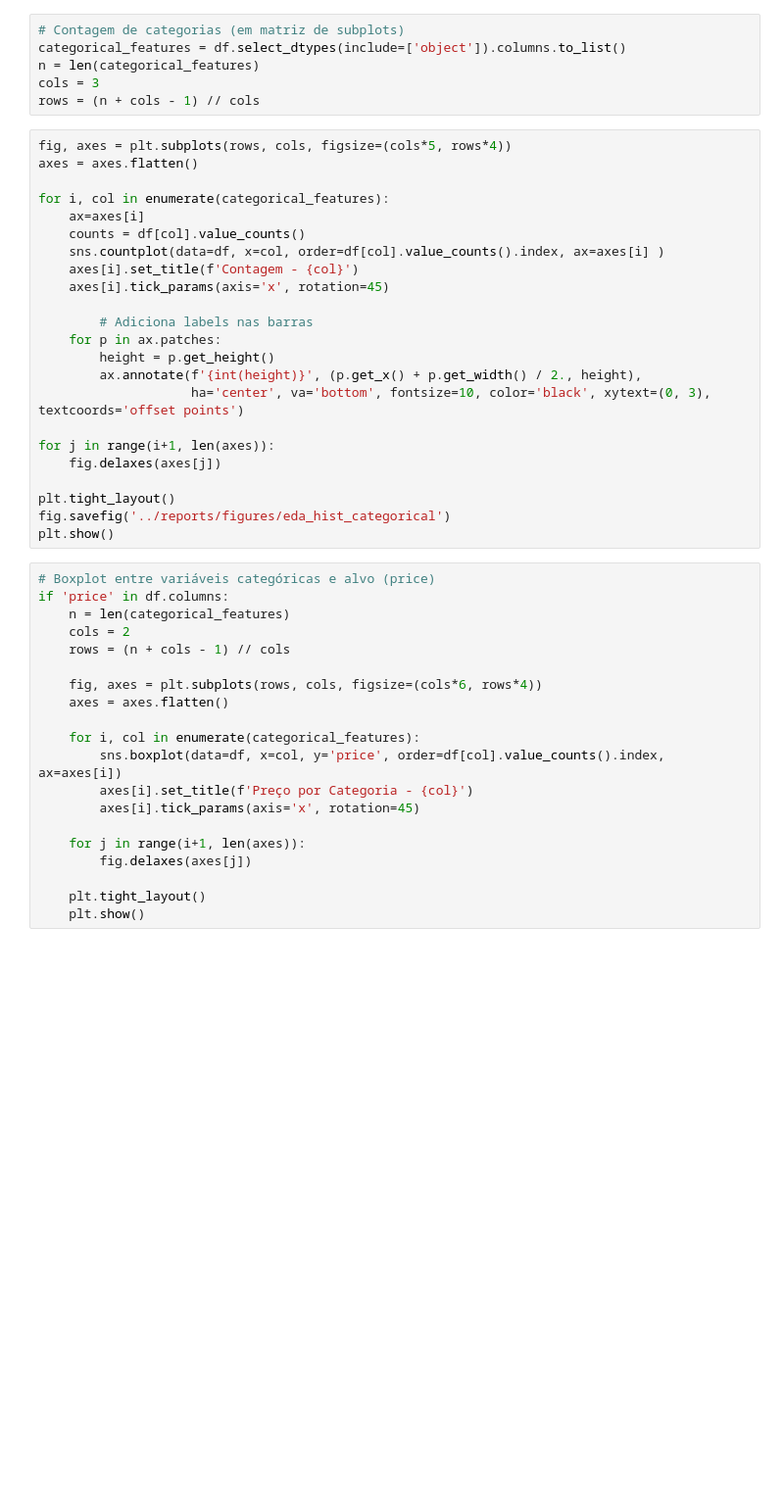
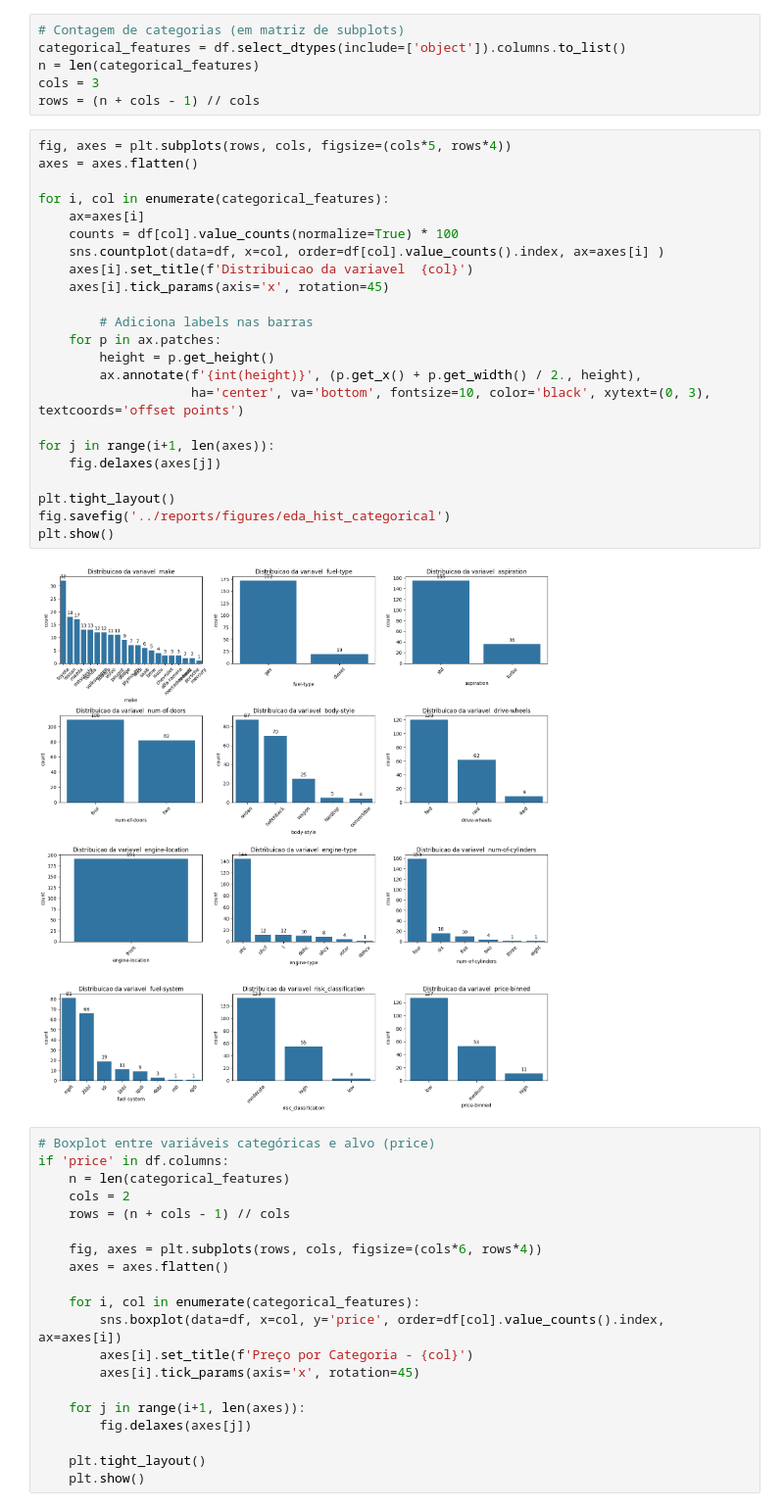
Before and after one commit to reynancs/car_price_prediction, a Jupyter notebook: notebooks/2.1-rc-eda-cleaned.ipynb, the cells around one changed output. Shown at 98% size. Cells and saved outputs as stored; diff of their text form; blank space fills up the shorter version.

```diff
--- a/notebooks/2.1-rc-eda-cleaned.ipynb
+++ b/notebooks/2.1-rc-eda-cleaned.ipynb
@@ -192,26 +259,28 @@ rows = (n + cols - 1) // cols
 # %%
 fig, axes = plt.subplots(rows, cols, figsize=(cols*5, rows*4))
 axes = axes.flatten()
 
 for i, col in enumerate(categorical_features):
     ax=axes[i]
-    counts = df[col].value_counts()
+    counts = df[col].value_counts(normalize=True) * 100
     sns.countplot(data=df, x=col, order=df[col].value_counts().index, ax=axes[i] )
-    axes[i].set_title(f'Contagem - {col}')
+    axes[i].set_title(f'Distribuicao da variavel  {col}')
     axes[i].tick_params(axis='x', rotation=45)
 
         # Adiciona labels nas barras
     for p in ax.patches:
         height = p.get_height()
         ax.annotate(f'{int(height)}', (p.get_x() + p.get_width() / 2., height),
                     ha='center', va='bottom', fontsize=10, color='black', xytext=(0, 3), textcoords='offset points')
 
 for j in range(i+1, len(axes)):
     fig.delaxes(axes[j])
 
 plt.tight_layout()
 fig.savefig('../reports/figures/eda_hist_categorical')
 plt.show()
+# %% [output]
+[figure, added]
 # %%
 # Boxplot entre variáveis categóricas e alvo (price)
 if 'price' in df.columns:
```
Also changed, not shown: parts of 7 cells of this notebook, 4 other files.
